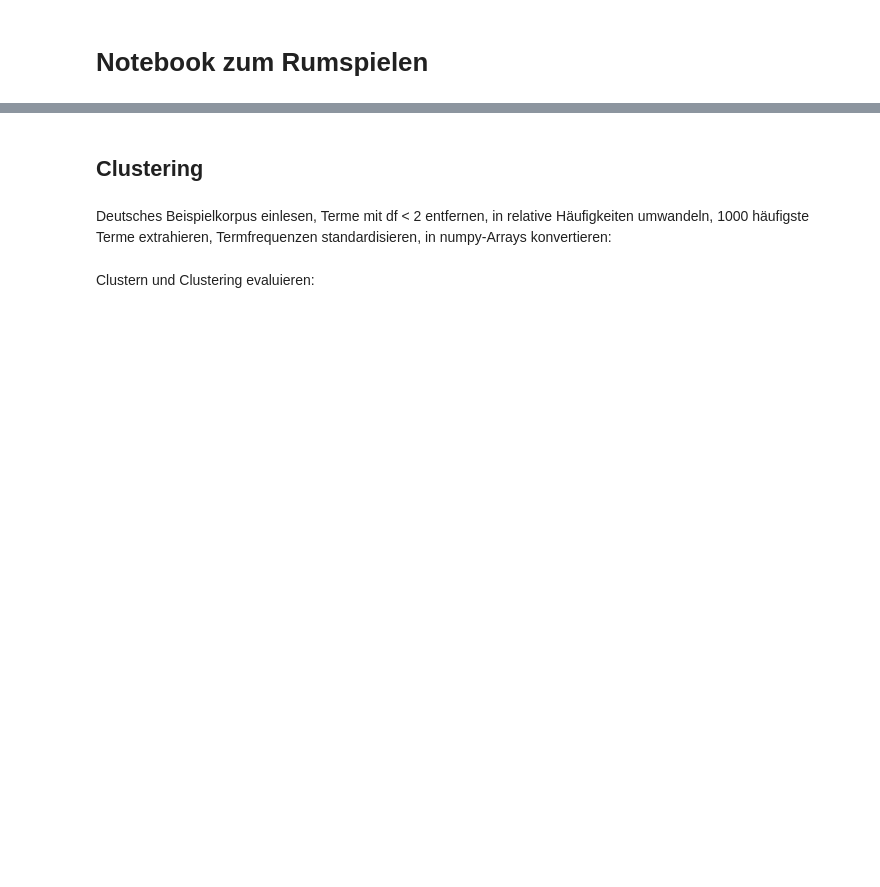
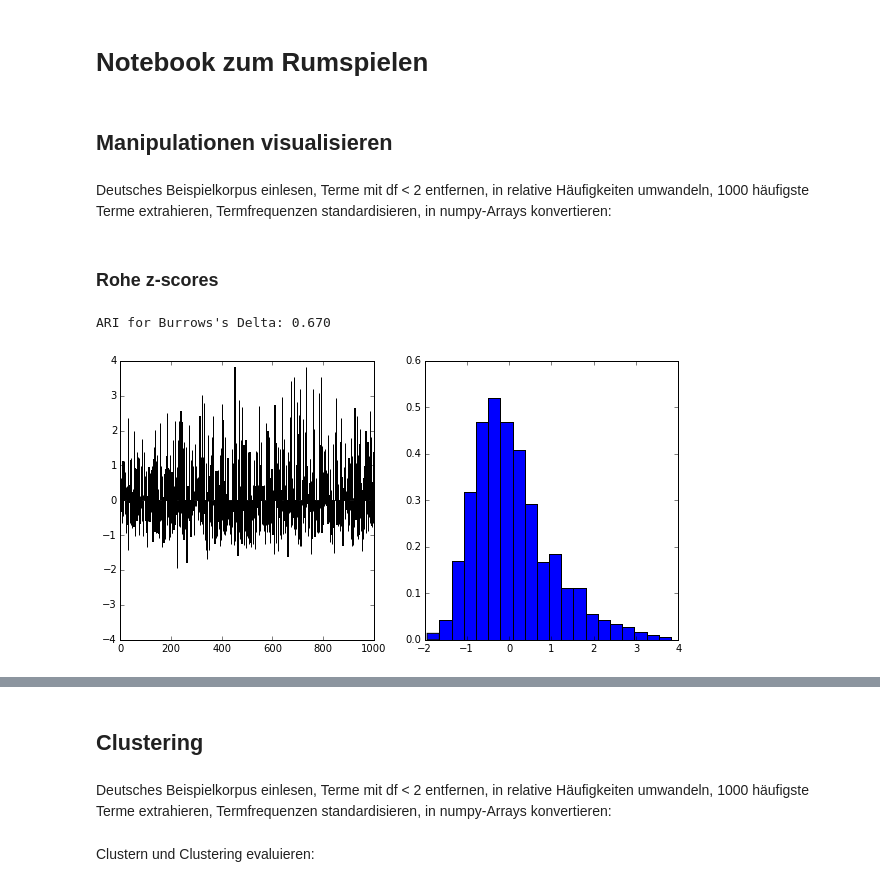
Before and after one commit to pielstroem/ExplainingDelta, a Jupyter notebook: Testnotebook.ipynb, the cells around one changed output, grey strips where cells are left out. Cells and saved outputs as stored; diff of their text form; code cells hidden in the pictures; blank space fills up the shorter version.

Commit message:
Plots der Merkmalsverteilungen

```diff
--- a/Testnotebook.ipynb
+++ b/Testnotebook.ipynb
@@ -2,3 +2,5 @@
 %matplotlib inline
 # %% [markdown]
 # Notebook zum Rumspielen #
+# %% [markdown]
+## Manipulationen visualisieren ##
@@ -4,0 +16,18 @@
+# %% [markdown]
+Deutsches Beispielkorpus einlesen, Terme mit df < 2 entfernen, in relative Häufigkeiten umwandeln, 1000 häufigste Terme extrahieren, Termfrequenzen standardisieren, in numpy-Arrays konvertieren:
+# %%
+data = helper.read_csv_pandas("data/delta_corpus_DE.csv")
+terms, documents, authors, data = helper.pandas_to_numpy(data)
+# %% [markdown]
+### Rohe z-scores ###
+# %%
+fig, (ax1, ax2) = plt.subplots(1, 2, figsize=(10, 5))
+ax1.set_ylim((-4,4))
+ax1.bar(range(len(data[0])), data[0])
+ax2.hist(data[0], bins=20, normed=True)
+fig.show()
+clusters = AgglomerativeClustering(n_clusters=25, affinity="manhattan", linkage="complete").fit_predict(data)
+print("ARI for Burrows's Delta: %.3f" % metrics.adjusted_rand_score(authors, clusters))
+# %% [output]
+ARI for Burrows's Delta: 0.670
+[figure, added]
```
Also changed, not shown: parts of 9 cells of this notebook.
